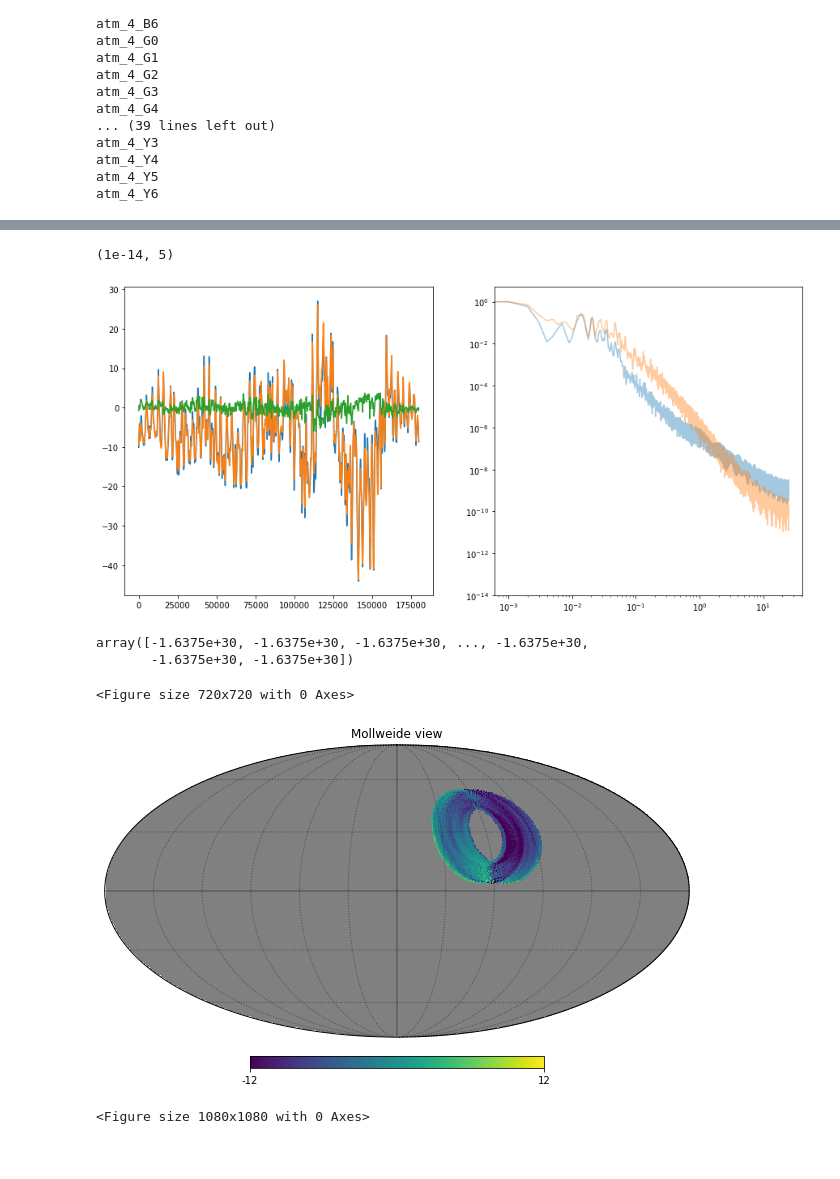
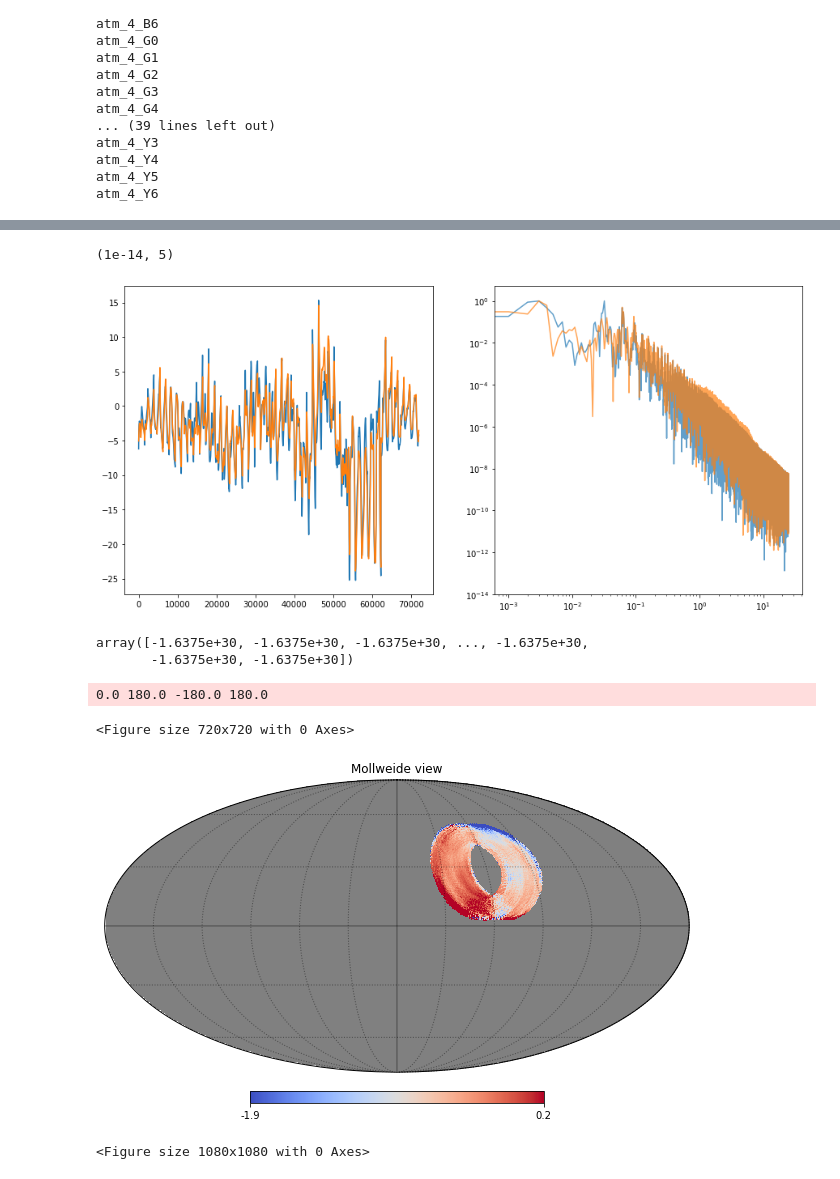
Before and after one commit to cmbgroundbased/cal, a Jupyter notebook: cookbook/Atmospheric_simulation_TOD.ipynb, the cells around one changed output, grey strips where cells are left out. Saved outputs shown, nothing was run; the diff lists cells and outputs as text; code cells hidden in the pictures.

```diff
--- a/cookbook/Atmospheric_simulation_TOD.ipynb
+++ b/cookbook/Atmospheric_simulation_TOD.ipynb
@@ -68,7 +70,7 @@ def load_focalplane(args, comm):
     if comm.comm_world is None or comm.comm_world.rank == 0:
         if args.focalplane is None:
             detector_data = {}
-            with open(r'/home/algebrato/.julia/dev/Stripeline/instrumentdb/strip_focal_plane.yaml') as file:
+            with open(r'/opt/scratch/pycal_simulations/strip_focal_plane.yaml') as file:
                 focalplane=yaml.full_load(file)
 
             detecotrs=focalplane['horns'].keys()
@@ -149,11 +151,12 @@ comm = Comm(world=mpiworld)
 # %%
 # Arguments of the simulation
 class args:
-    sample_rate=50
+    sample_rate=20
     focalplane=None
     ces_name = "Test1"
     scan="spin"
     subscan="spin_1day"
+
     ces_stop_time = datetime(2022, 9, 1, 1, 0, 0).timestamp()
     ces_start_time = datetime(2022, 9, 1, 0, 0, 0).timestamp()
     site_name= "Tenerife"
@@ -161,10 +164,10 @@ class args:
     site_lat = "28:20:00"
     site_alt = 2390.0
     coord = "C"
-    ces_azmin = 0
-    ces_azmax = 0
+    ces_azmin = 1
+    ces_azmax = 359
     ces_el = 70
-    scanrate = 2.0
+    scanrate = 1.0
     scan_accel = 1.0
     CES_start = None
     NSIDE=128
@@ -365,8 +428,8 @@ hitmap = np.zeros(npix)
 for obs in data.obs:
     tod = obs['tod']
     for det in tod.local_dets:
-        if len(det.split("I")[0]) == 2:
-            pixels = tod.cache.reference("pixels_{}".format(det))
+        #if len(det.split("I")[0]) == 2:
+        for pixels in tod.cache.reference("pixels_{}".format(det)):
             hitmap[pixels] += 1
 
 hitmap[hitmap == 0] = hp.UNSEEN
@@ -528,28 +592,30 @@ for det in obs['tod'].local_dets:
 # %%
-tod1 = obs['tod'].cache.reference("atm_4_I0")/1e3
-tod2 = obs['tod'].cache.reference("atm_4_G2")/1e3
+from scipy.signal import welch
+
+tod1 = 0.54*obs['tod'].cache.reference("atm_4_R0")/1e3
+tod2 = 0.54*obs['tod'].cache.reference("atm_4_G2")/1e3
 
 plt.figure(figsize=(15,7))
 
 plt.subplot(121)
 plt.plot(tod1)
 plt.plot(tod2)
-plt.plot(tod1-tod2)
+#plt.plot(tod1-tod2)
 
 plt.subplot(122)
 
 f, p = welch(tod1, fs=50, window='hann', nperseg=50000)
 f2, p2 = welch(tod2, fs=50, window='hann', nperseg=50000)
 f3, p3 = welch(tod1-tod2, fs=50, window='hann', nperseg=50000)
 
-plt.loglog(f, p/np.amax(p), alpha=0.4)
+plt.loglog(f, p/np.amax(p), alpha=0.7)
 
-plt.loglog(f3, p3/np.amax(p3), alpha=0.4)
+plt.loglog(f3, p3/np.amax(p3), alpha=0.7)
 
 plt.ylim(1e-14,5)
 # %% [output]
 (1e-14, 5)
-[figure, old version]
+[figure, new version]
 # %%
 log = Logger.get()
 if comm.world_rank == 0 and verbose:
@@ -618,15 +684,16 @@ for obs in data.obs:
 mappa = (mappa / (hitmap))/1e3
 mappa[mappa == 0 ] = hp.UNSEEN
 
-hp.mollview(mappa, nest=True, min=-12, max=12)
+hp.mollview(mappa, nest=True, cmap='coolwarm', min=-1.9, max=0.2)
 hp.graticule(alpha=0.4)
 
 
     #plt.savefig("anime2/moll"+str(i)+".png", format="png")
     #i = i+1
 # %% [output]
-<Figure size 720x720 with 0 Axes>
+0.0 180.0 -180.0 180.0
+<Figure size 720x720 with 0 Axes>
-[figure, old version]
+[figure, new version]
 # %%
 plt.figure(figsize=(15,15))
 # %% [output]
```
Also changed, not shown: parts of 26 cells of this notebook, 3 other files.
